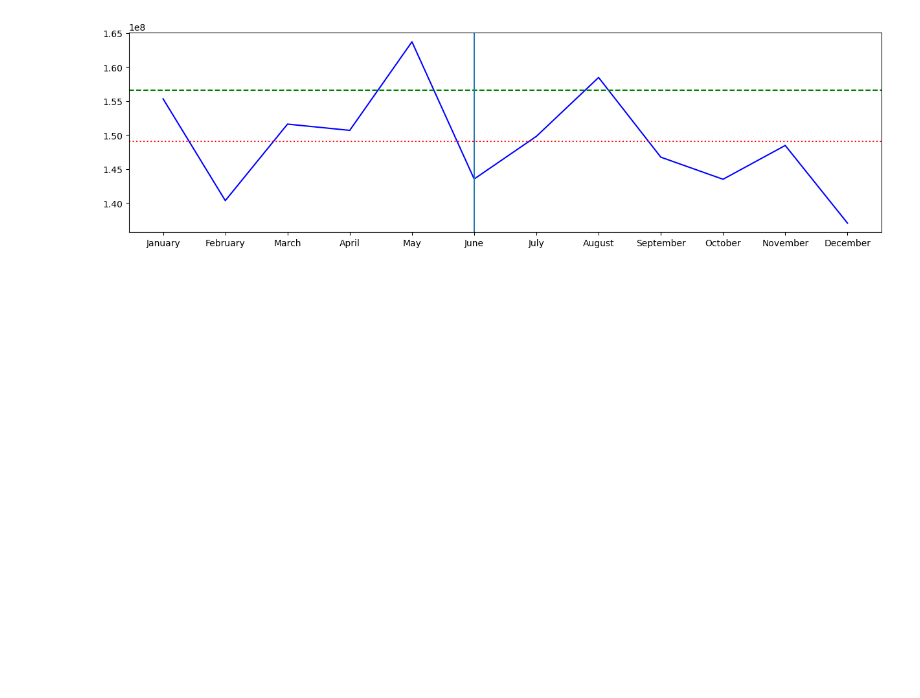
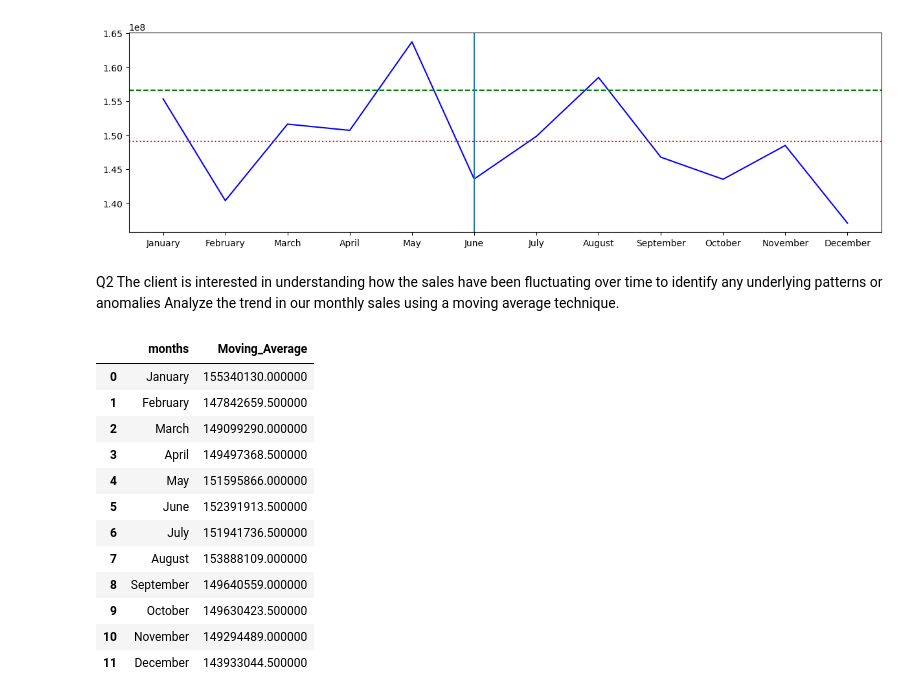
Before and after one commit to Yaashwant99/Ecommerce_analysis, a Jupyter notebook: swiftmarket.ipynb, the cells around one changed output. Drawn from its saved outputs; the diff is of its cells as text; code cells hidden in the pictures; blank space fills up the shorter version.

```diff
--- a/swiftmarket.ipynb
+++ b/swiftmarket.ipynb
@@ -226,3 +228,32 @@ plt.axvline(x=5)
 # %% [output]
 <matplotlib.lines.Line2D at 0x...>
 [figure]
+# %% [markdown]
+Q2 The client is interested in understanding how the sales have been fluctuating over time to identify any underlying patterns or anomalies Analyze the trend in our monthly sales using a moving average technique.
+# %%
+query = """select months,
+avg(monthlysales) over (order by monthnum rows between 3
+preceding and current row) as Moving_Average
+from
+(select
+month(saledate) monthnum,
+monthname(SaleDate) as months,
+sum(totalprice) as monthlysales
+from Salesdata
+Group by month(saledate),monthname(saledate)) t ;"""
+df = read_query(query)
+df
+# %% [output]
+|  | months | Moving_Average |
+| 0 | January | 155340130.000000 |
+| 1 | February | 147842659.500000 |
+| 2 | March | 149099290.000000 |
+| 3 | April | 149497368.500000 |
+| 4 | May | 151595866.000000 |
+| 5 | June | 152391913.500000 |
+| 6 | July | 151941736.500000 |
+| 7 | August | 153888109.000000 |
+| 8 | September | 149640559.000000 |
+| 9 | October | 149630423.500000 |
+| 10 | November | 149294489.000000 |
+| 11 | December | 143933044.500000 |
```
Also changed, not shown: parts of 5 cells of this notebook.
